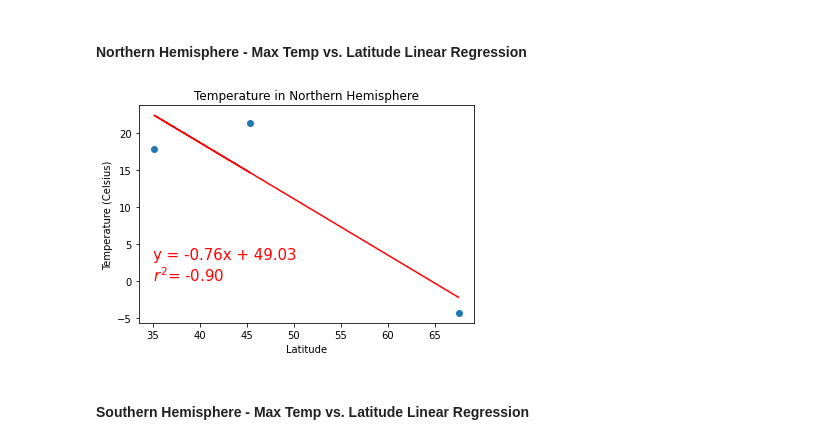
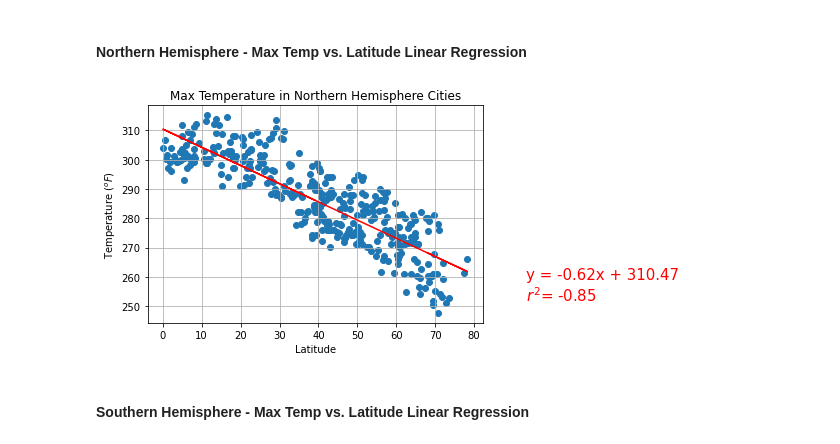
Before and after one commit to FernB/Python_API_Homework, a Jupyter notebook: WeatherPy/WeatherPy.ipynb, the cells around one changed output. Saved outputs shown, nothing was run; the diff lists cells and outputs as text; code cells hidden in the pictures.

```diff
--- a/WeatherPy/WeatherPy.ipynb
+++ b/WeatherPy/WeatherPy.ipynb
@@ -36,3 +94,7 @@ len(list(set(cities)))
 ### Perform API Calls
 * Perform a weather check on each city using a series of successive API calls.
 * Include a print log of each city as it'sbeing processed (with the city number and city name).
+# %%
+for key,value in cities.items():
+    for city in value:
+        print(city)
@@ -123,8 +213,8 @@ df1.head()
 ----
 Skip this step if there are no cities that have humidity > 100%.
 # %%
-if len(df1[df1["Humidity"]>80] == 0):
-    print(0)
-else:
-    over100 = (df1[df1["Humidity"]>80]).index
+# if len(df1[df1["Humidity"]>100] == 0):
+#     print(0)
+# else:
+#     over100 = (df1[df1["Humidity"]>100]).index
 # %% [output]
@@ -132,11 +222,11 @@ else:
 # %%
 #  Get the indices of cities that have humidity over 100%.
-try:
-    over100 = (df1[df1["Humidity"]>80]).index
+if df1["Humidity"].max() > 0:
+    over100 = (df1[df1["Humidity"]>100]).index
     clean_city_data = df1.drop(over100, inplace = False)
     droppedcities = df1.loc[over100]["City"]
     print(", ".join(droppedcities) + " have been removed as humidity was >100%")
-except:
-    print()
+else:
+
     clean_city_data = df1
 # %% [output]
@@ -244,19 +371,20 @@ southerncities = clean_city_data[clean_city_data["Lat"] < 0]
 ####  Northern Hemisphere - Max Temp vs. Latitude Linear Regression
 # %%
 # Add the linear regression equation and line to plot
-x_values = northerncities['Lat']
-y_values = northerncities['Max Temp']
-(slope, intercept, rvalue, pvalue, stderr) = linregress(x_values, y_values)
-regress_values = x_values * slope + intercept
-line = f"y = {slope:.2f}x + {intercept:.2f}\n$r^{2}$= {rvalue:.2f}"
-plt.scatter(x_values,y_values)
-plt.plot(x_values,regress_values,"r-")
-plt.annotate(line,(35,0),fontsize=15,color="red")
-plt.title("Temperature in Northern Hemisphere")
-plt.ylabel("Temperature (Celsius)")
+northlat = northerncities['Lat']
+northtemp = northerncities['Max Temp']
+(ntslope, ntintercept, ntrvalue, ntpvalue, ntstderr) = linregress(northlat, northtemp)
+northtempregress = northlat * ntslope + ntintercept
+ntline = f"y = {ntslope:.2f}x + {ntintercept:.2f}\n$r^{2}$= {ntrvalue:.2f}"
+plt.scatter(northlat,northtemp)
+plt.plot(northlat,northtempregress,"r-")
+plt.figtext(1,0.2,ntline,fontsize=15,color="red")
+plt.title("Max Temperature in Northern Hemisphere Cities")
+plt.ylabel("Temperature ($^oF$)")
 plt.xlabel("Latitude")
+plt.grid(True)
 plt.show()
 # %% [output]
-[figure, old version]
+[figure, new version]
 # %% [markdown]
 ####  Southern Hemisphere - Max Temp vs. Latitude Linear Regression
```
Also changed, not shown: parts of 27 cells of this notebook, 4 other files.
